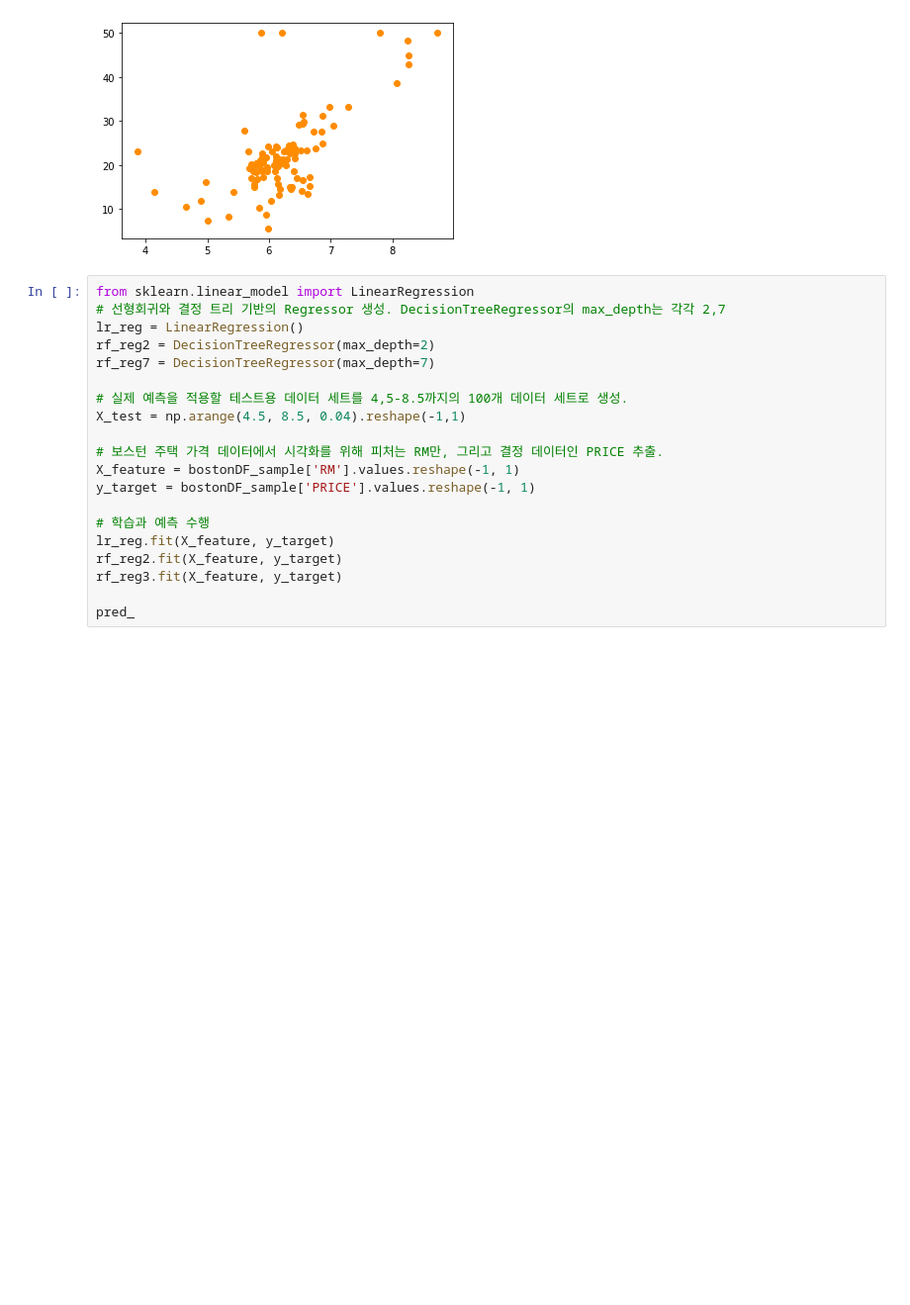
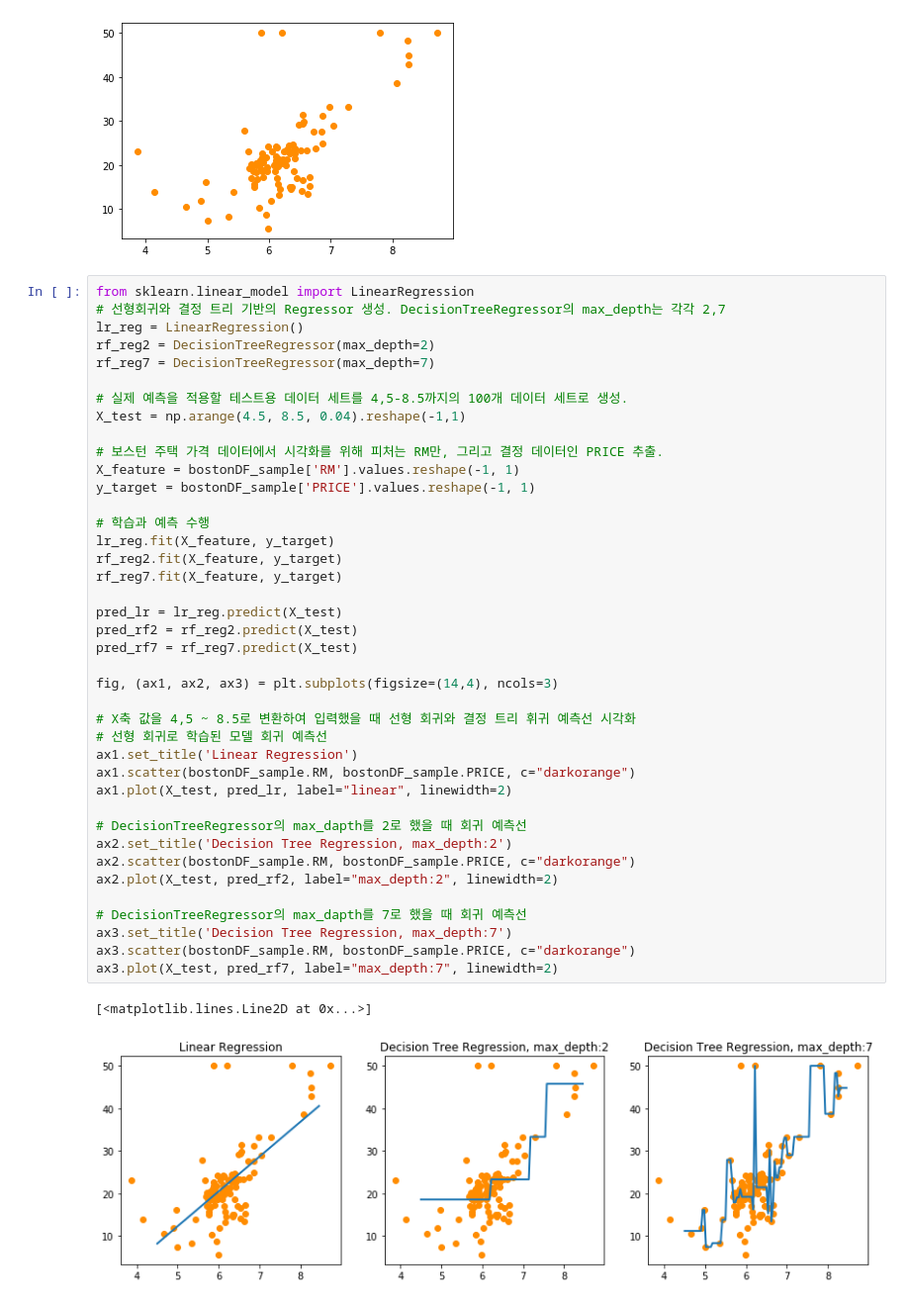
Before and after one commit to quovadisss/MLguide, a Jupyter notebook: Regression/5.8_Regression_tree.ipynb, the cells around one changed output. Shown: that part at 99% size. Drawn from its saved outputs; the diff is of its cells as text; blank space fills up the shorter version.

```diff
--- a/Regression/5.8_Regression_tree.ipynb
+++ b/Regression/5.8_Regression_tree.ipynb
@@ -107,20 +107,43 @@ plt.scatter(bostonDF_sample.RM, bostonDF_sample.PRICE, c='darkorange')
 # %%
 from sklearn.linear_model import LinearRegression
 # 선형회귀와 결정 트리 기반의 Regressor 생성. DecisionTreeRegressor의 max_depth는 각각 2,7
 lr_reg = LinearRegression()
 rf_reg2 = DecisionTreeRegressor(max_depth=2)
 rf_reg7 = DecisionTreeRegressor(max_depth=7)
 
 # 실제 예측을 적용할 테스트용 데이터 세트를 4,5-8.5까지의 100개 데이터 세트로 생성.
 X_test = np.arange(4.5, 8.5, 0.04).reshape(-1,1)
 
 # 보스턴 주택 가격 데이터에서 시각화를 위해 피처는 RM만, 그리고 결정 데이터인 PRICE 추출.
 X_feature = bostonDF_sample['RM'].values.reshape(-1, 1)
 y_target = bostonDF_sample['PRICE'].values.reshape(-1, 1)
 
 # 학습과 예측 수행
 lr_reg.fit(X_feature, y_target)
 rf_reg2.fit(X_feature, y_target)
-rf_reg3.fit(X_feature, y_target)
+rf_reg7.fit(X_feature, y_target)
 
-pred_
+pred_lr = lr_reg.predict(X_test)
+pred_rf2 = rf_reg2.predict(X_test)
+pred_rf7 = rf_reg7.predict(X_test)
+
+fig, (ax1, ax2, ax3) = plt.subplots(figsize=(14,4), ncols=3)
+
+# X축 값을 4,5 ~ 8.5로 변환하여 입력했을 때 선형 회귀와 결정 트리 휘귀 예측선 시각화
+# 선형 회귀로 학습된 모델 회귀 예측선
+ax1.set_title('Linear Regression')
+ax1.scatter(bostonDF_sample.RM, bostonDF_sample.PRICE, c="darkorange")
+ax1.plot(X_test, pred_lr, label="linear", linewidth=2)
+
+# DecisionTreeRegressor의 max_dapth를 2로 했을 때 회귀 예측선
+ax2.set_title('Decision Tree Regression, max_depth:2')
+ax2.scatter(bostonDF_sample.RM, bostonDF_sample.PRICE, c="darkorange")
+ax2.plot(X_test, pred_rf2, label="max_depth:2", linewidth=2)
+
+# DecisionTreeRegressor의 max_dapth를 7로 했을 때 회귀 예측선
+ax3.set_title('Decision Tree Regression, max_depth:7')
+ax3.scatter(bostonDF_sample.RM, bostonDF_sample.PRICE, c="darkorange")
+ax3.plot(X_test, pred_rf7, label="max_depth:7", linewidth=2)
+# %% [output]
+[<matplotlib.lines.Line2D at 0x...>]
+[figure, added]
```
Also changed, not shown: parts of 2 cells of this notebook, 1 other file.
